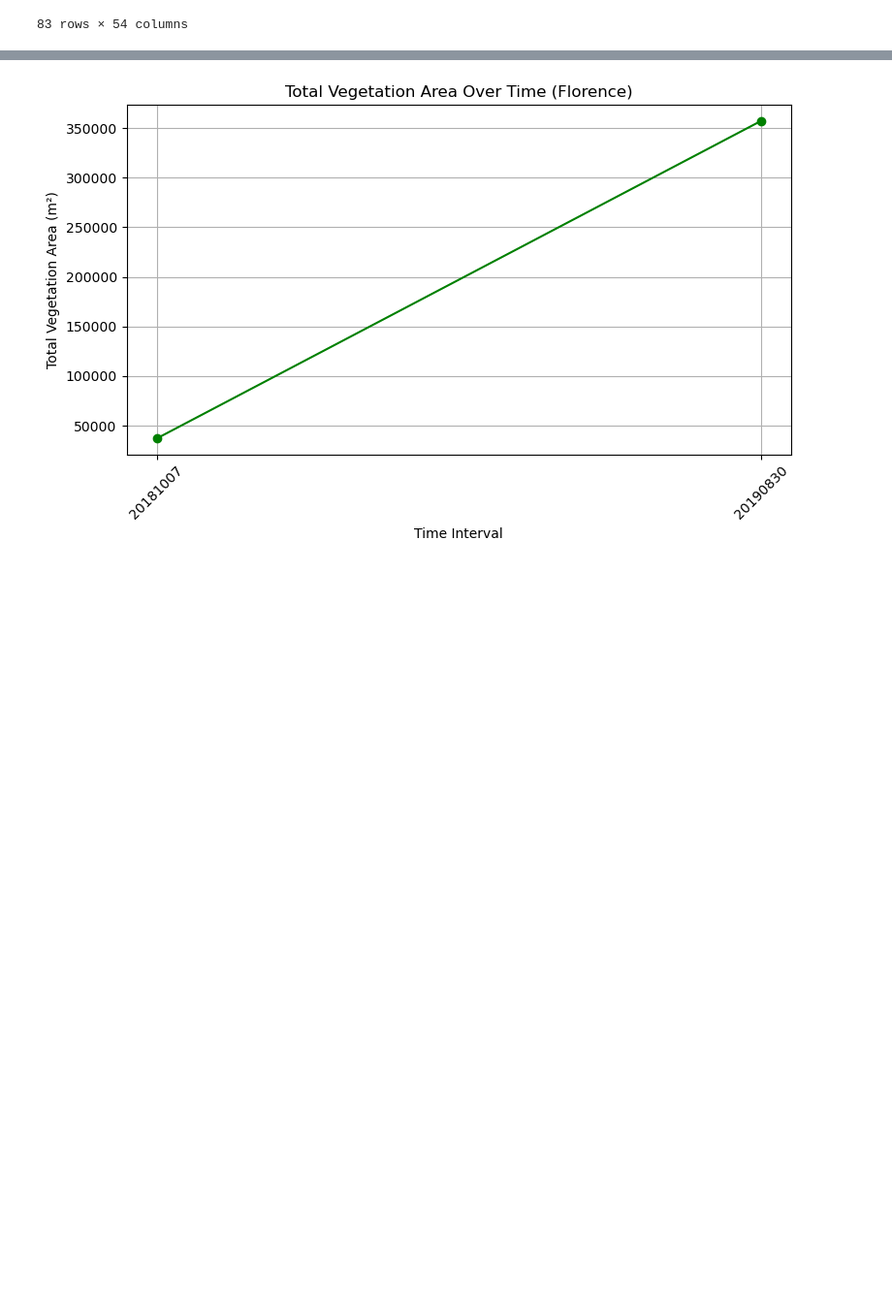
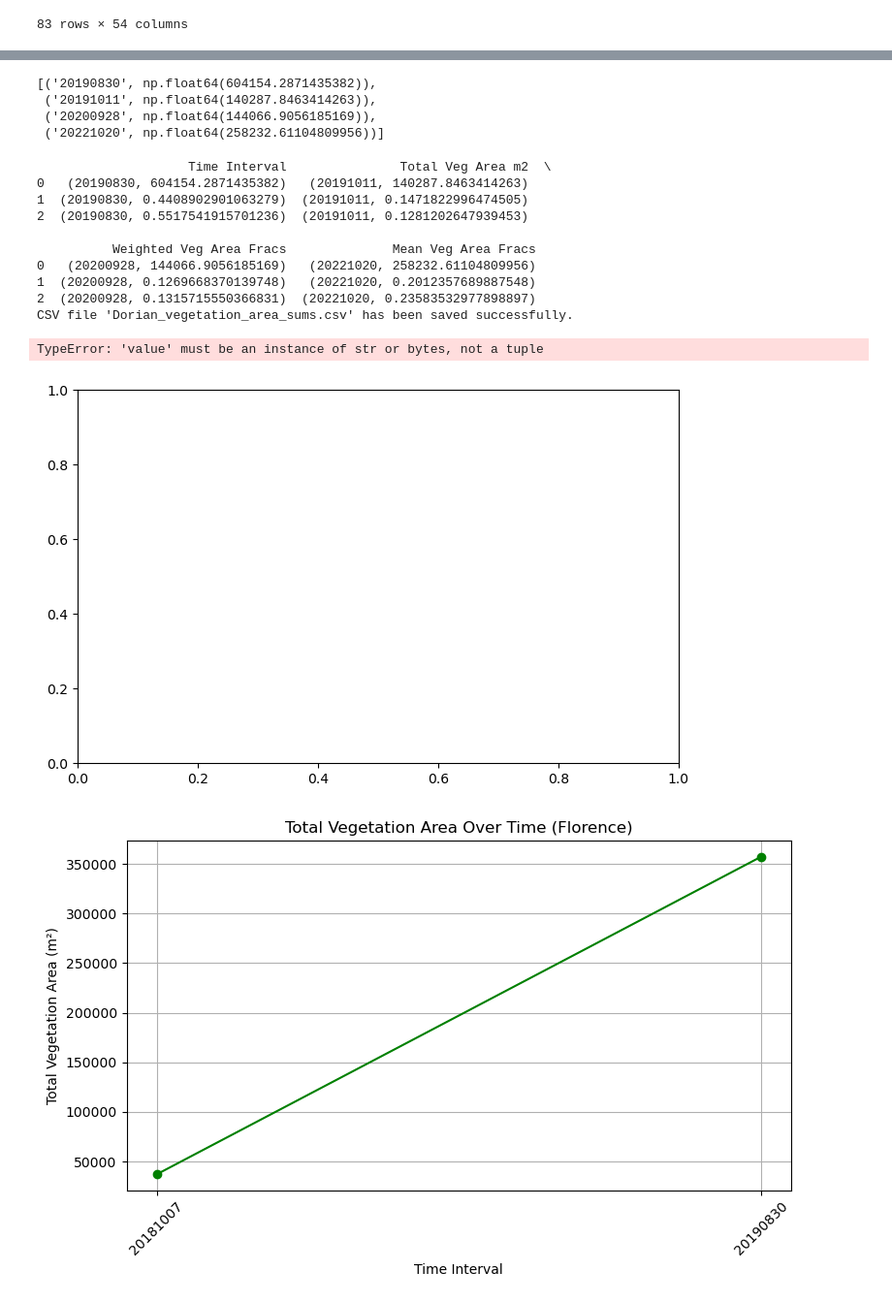
Before and after one commit to csherwood-usgs/Dorian_recovery, a Jupyter notebook: Veg_area_calcs.ipynb, the cells around one changed output, grey strips where cells are left out. Shown at 97% size. Drawn from its saved outputs; the diff is of its cells as text; code cells hidden in the pictures; blank space fills up the shorter version.

Commit message:
intermediate work on veg area analysis

```diff
--- a/Veg_area_calcs.ipynb
+++ b/Veg_area_calcs.ipynb
@@ -85,11 +85,8 @@ dorian['20221020_total'] = dorian[['20221020_dense_veg', '20221020_sparse_veg',
 | 82 | 83 | 7938 | 2546 | 12038 | 17470 | 0 | ... |
 83 rows × 22 columns
 # %%
-# Calculate the fractions for the '20190830' period
-dorian['20190830_dense_veg_frac'] = dorian['20190830_dense_veg'] / dorian['20190830_total']
-dorian['20190830_sparse_veg_frac'] = dorian['20190830_sparse_veg'] / dorian['20190830_total']
-dorian['20190830_sand_frac'] = dorian['20190830_sand'] / dorian['20190830_total']
-dorian['20190830_water_frac'] = dorian['20190830_water'] / dorian['20190830_total']
+# Calculate the veg fraction for all period  ##change this
+dorian['20190830_veg_frac'] = (dorian['20190830_dense_veg']+dorian['20190830_sparse_veg']) / dorian['20190830_total']
 
 # Calculate the fractions for the '20191011' period
 dorian['20191011_dense_veg_frac'] = dorian['20191011_dense_veg'] / dorian['20191011_total']
@@ -185,0 +195,10 @@ CSV file 'Dorian_vegetation_area_sums.csv' has been saved successfully.
+# %%
+# Create a DataFrame for easy plotting
+veg_area_df_dorian = pd.DataFrame([list(veg_area_sums.items()), list(veg_area_fracs.items()), list(veg_frac_sums.items())], columns=['Time Interval', 'Total Veg Area m2', 'Weighted Veg Area Fracs', 'Mean Veg Area Fracs'])
+
+# Save the veg_area_df as a CSV file
+veg_area_df_dorian.to_csv('Dorian_vegetation_area_sums.csv', index=False)
+
+# Verify that the file was saved correctly by printing a success message
+print("CSV file 'Dorian_vegetation_area_sums.csv' has been saved successfully.")
+veg_area_df_dorian
@@ -186,3 +211,33 @@ CSV file 'Dorian_vegetation_area_sums.csv' has been saved successfully.
+# %%
+list(veg_area_sums.items())
+# %% [output]
+[('20190830', np.float64(604154.2871435382)),
+ ('20191011', np.float64(140287.8463414263)),
+ ('20200928', np.float64(144066.9056185169)),
+ ('20221020', np.float64(258232.61104809956))]
+# %%
+# Plotting the total vegetation area over the four time intervals
+plt.figure(figsize=(8, 5))
+plt.plot(veg_area_df_dorian['Time Interval'], veg_area_df['Total Veg Area'], marker='o', color='green')
+plt.title('Total Vegetation Area Over Time')
+plt.xlabel('Time Interval')
+plt.ylabel('Total Vegetation Area (m²)')
+plt.grid(True)
+plt.xticks(rotation=45)
+plt.tight_layout()
+# %% [output]
+                    Time Interval               Total Veg Area m2  \
+0   (20190830, 604154.2871435382)   (20191011, 140287.8463414263)
+1  (20190830, 0.4408902901063279)  (20191011, 0.1471822996474505)
+2  (20190830, 0.5517541915701236)  (20191011, 0.1281202647939453)
+
+          Weighted Veg Area Fracs              Mean Veg Area Fracs
+0   (20200928, 144066.9056185169)   (20221020, 258232.61104809956)
+1  (20200928, 0.1269668370139748)   (20221020, 0.2012357689887548)
+2  (20200928, 0.1315715550366831)  (20221020, 0.23583532977898897)
+CSV file 'Dorian_vegetation_area_sums.csv' has been saved successfully.
+TypeError: 'value' must be an instance of str or bytes, not a tuple
+[figure, added]
 # %%
 # 1. Load the harvey dataset and skip the necessary rows if needed
 # Adjust the path to your CSV file
```
Also changed, not shown: parts of 4 cells of this notebook.
